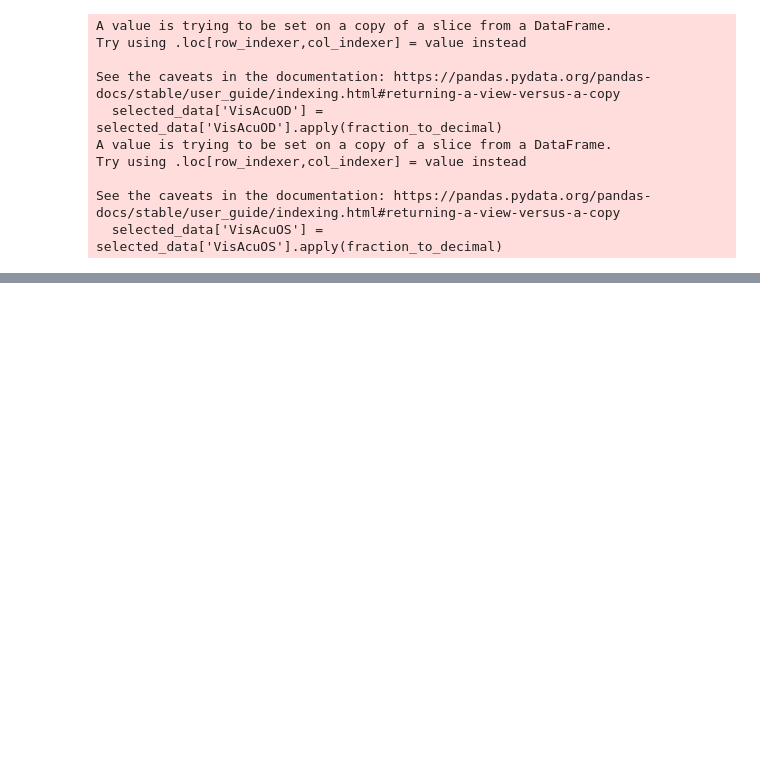
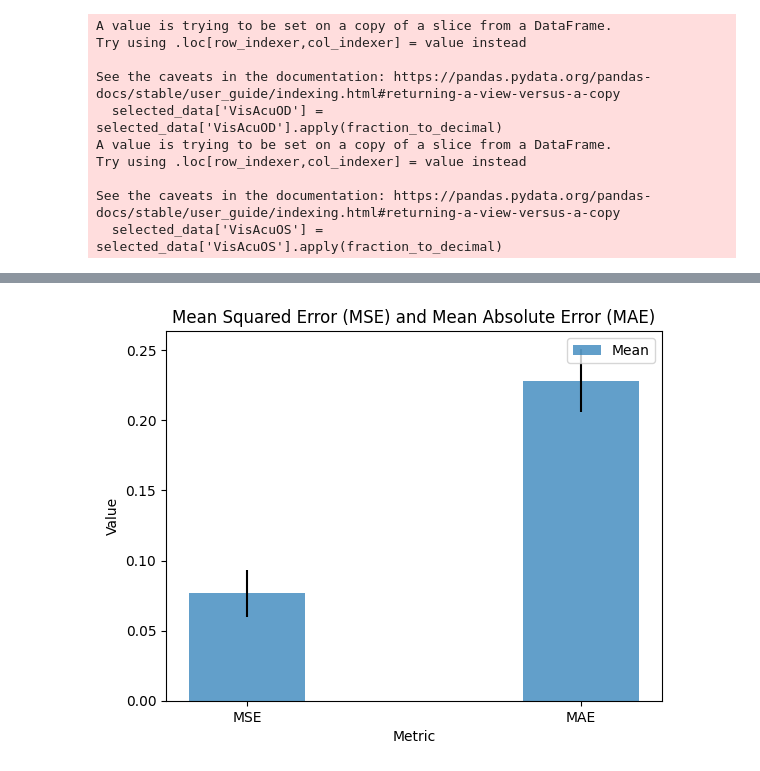
Before and after one commit to 000234768/proyecto_ia, a Jupyter notebook: Proyecto_ia.ipynb, the cells around one changed output, grey strips where cells are left out. Saved outputs shown, nothing was run; the diff lists cells and outputs as text; code cells hidden in the pictures; blank space fills up the shorter version.

```diff
--- a/Proyecto_ia.ipynb
+++ b/Proyecto_ia.ipynb
@@ -258,0 +347,31 @@ Mean Absolute Error: 0.31077030301094055
+# %%
+# Datos de validación cruzada
+mse_mean = 0.0765093870460987
+mse_std = 0.016495953726404514
+mae_mean = 0.22833346128463744
+mae_std = 0.022709935231082414
+
+# Configuración del gráfico
+labels = ['MSE', 'MAE']
+means = [mse_mean, mae_mean]
+stds = [mse_std, mae_std]
+
+x = range(len(labels))
+width = 0.35
+
+# Crear el gráfico de barras
+fig, ax = plt.subplots()
+rects1 = ax.bar(x, means, width, yerr=stds, label='Mean', alpha=0.7)
+
+# Etiquetas y título
+ax.set_xlabel('Metric')
+ax.set_ylabel('Value')
+ax.set_title('Mean Squared Error (MSE) and Mean Absolute Error (MAE)')
+ax.set_xticks(x)
+ax.set_xticklabels(labels)
+ax.legend()
+
+# Mostrar el gráfico
+plt.show()
+# %% [output]
+[figure, added]
```
Also changed, not shown: parts of 15 cells of this notebook.
